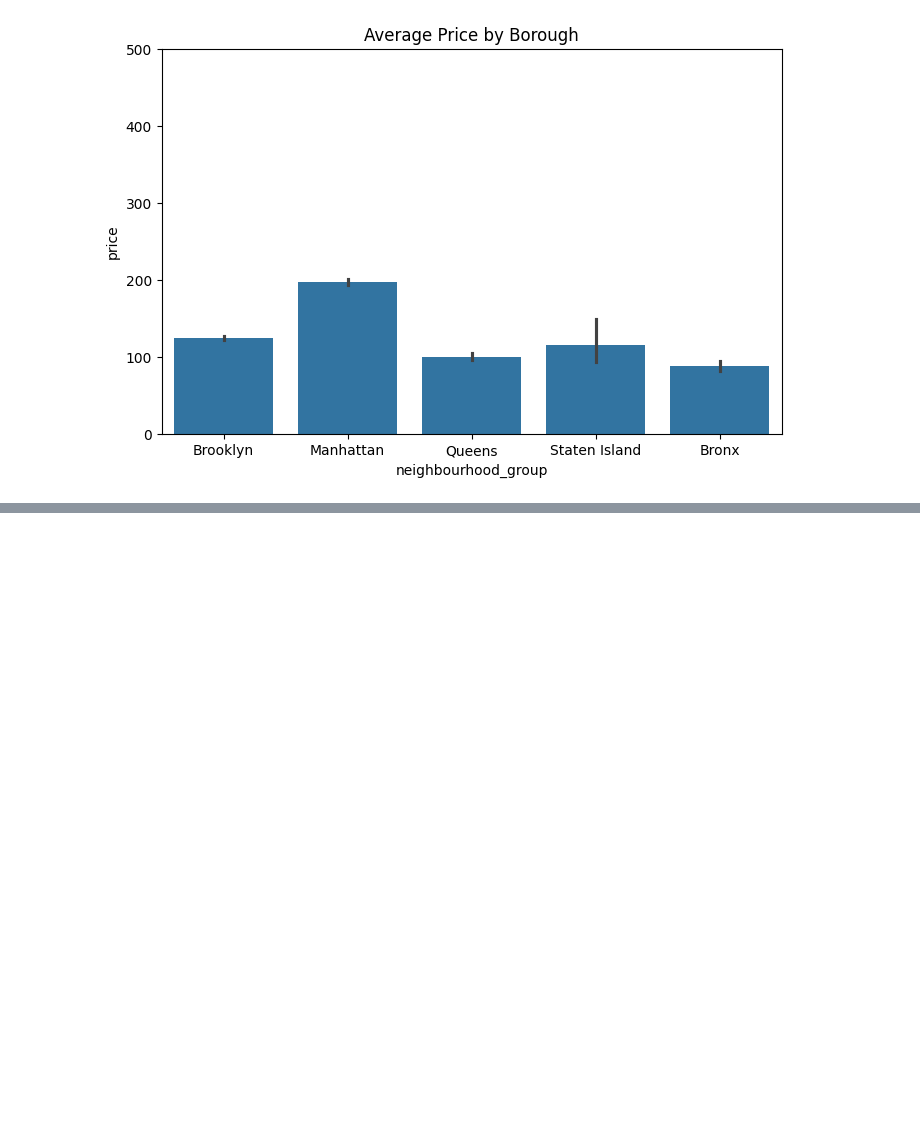
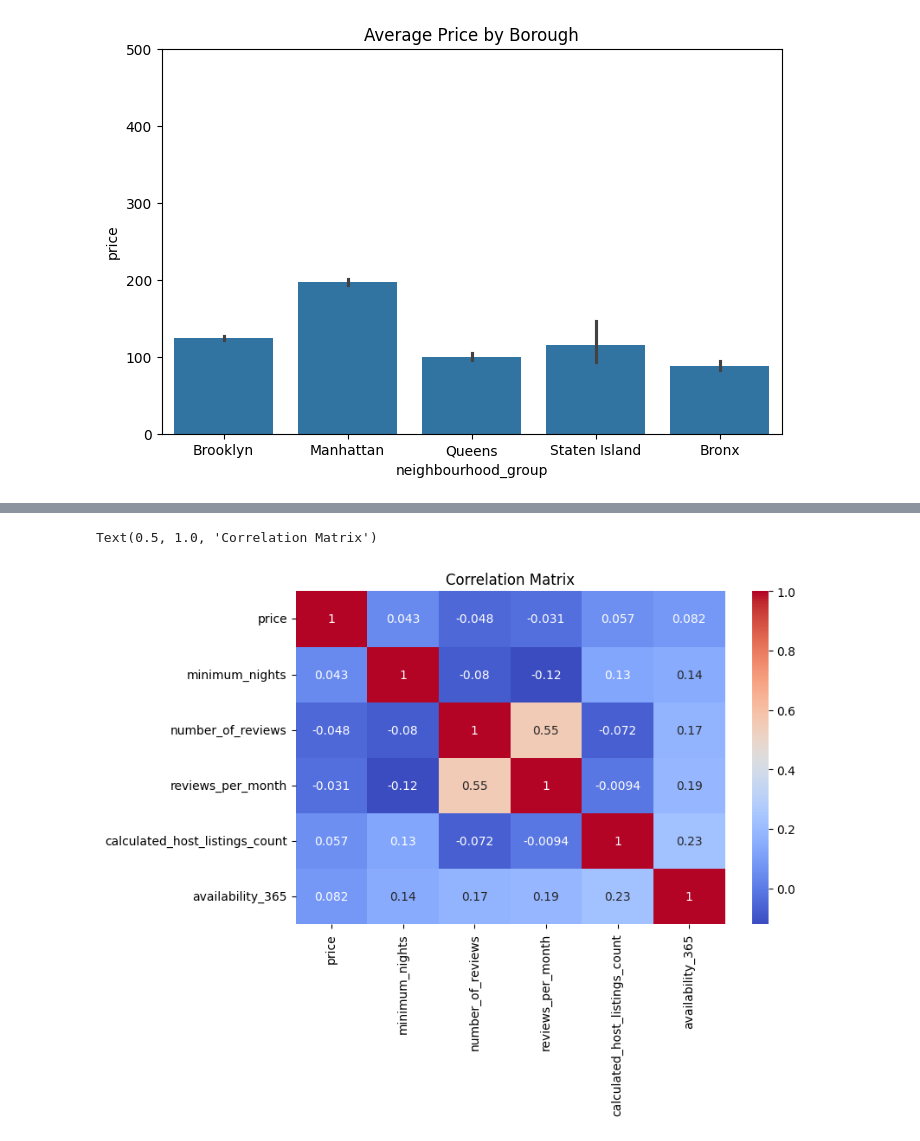
Before and after one commit to Ani-404/NYC-Airbnb, a Jupyter notebook: notebooks/colab.ipynb, the cells around one changed output, grey strips where cells are left out. Saved outputs shown, nothing was run; the diff lists cells and outputs as text; code cells hidden in the pictures; blank space fills up the shorter version.

```diff
--- a/notebooks/colab.ipynb
+++ b/notebooks/colab.ipynb
@@ -138,0 +160,8 @@ Text(0.5, 1.0, 'Average Price by Borough')
+# %%
+plt.figure(figsize=(8,5))
+corr = df[['price','minimum_nights','number_of_reviews','reviews_per_month','calculated_host_listings_count','availability_365']].corr()
+sns.heatmap(corr, annot=True, cmap='coolwarm')
+plt.title("Correlation Matrix")
+# %% [output]
+Text(0.5, 1.0, 'Correlation Matrix')
+[figure, added]
```
Also changed, not shown: parts of 2 cells of this notebook.
